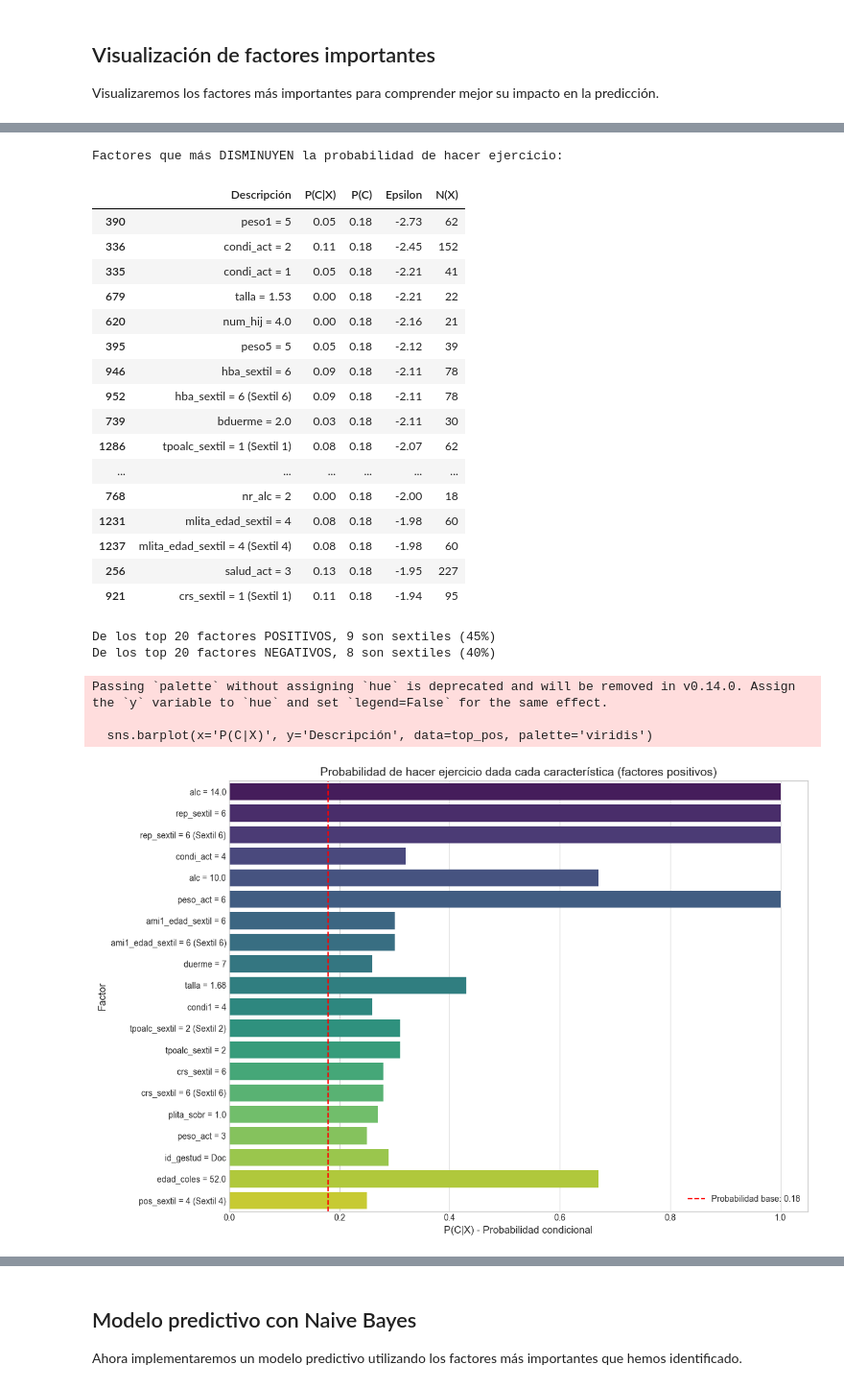
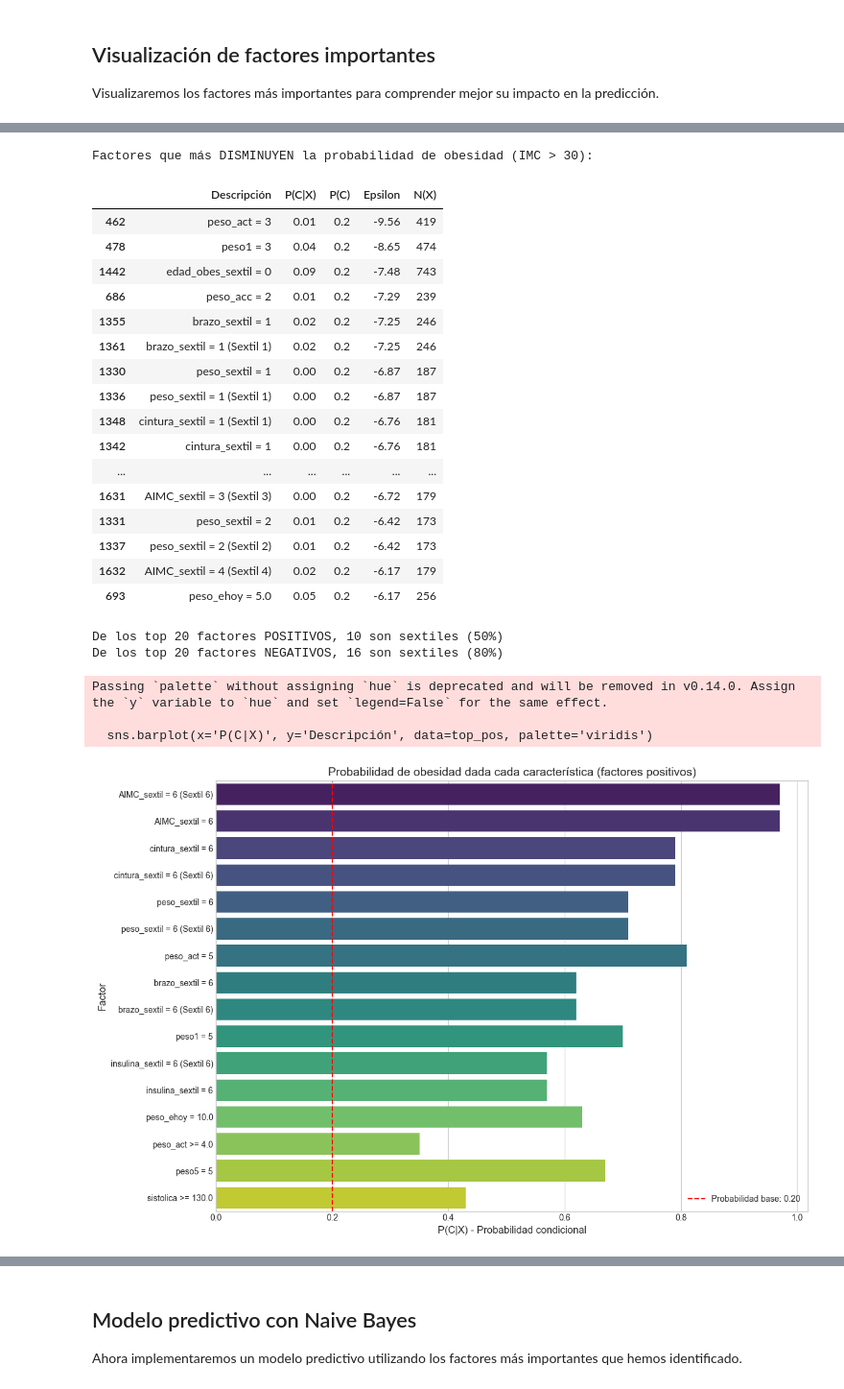
Before and after one commit to ThanosDrossos/MineriaDatosUNAM, a Jupyter notebook: code/proyecto final/bayes_ejercicio.ipynb, the cells around one changed output, grey strips where cells are left out. Shown at 96% size. Drawn from its saved outputs; the diff is of its cells as text; code cells hidden in the pictures.

```diff
--- a/code/proyecto final/bayes_ejercicio.ipynb
+++ b/code/proyecto final/bayes_ejercicio.ipynb
@@ -169,12 +194,12 @@ def calculate_stats(feature, value, description, subcategory, is_threshold=False
 
     # Contar instancias
     N_X = condition.sum()
-    N_CX = ((df_clean['ejer_act'] == 1) & condition).sum()
+    N_CX = ((df_clean['obesidad'] == 1) & condition).sum()
     N_not_CX = N_X - N_CX
 
     # Calcular probabilidades
     P_C_given_X = N_CX / N_X if N_X > 0 else 0
-    prior_probability = df_clean['ejer_act'].mean()
+    prior_probability = df_clean['obesidad'].mean()
 
     # Calcular Epsilon
     if N_X > 0 and prior_probability < 1 and prior_probability > 0:
@@ -183,7 +208,7 @@ def calculate_stats(feature, value, description, subcategory, is_threshold=False
         epsilon = 0
 
     # Calcular Score
-    positive_instances = df_clean['ejer_act'].sum()
+    positive_instances = df_clean['obesidad'].sum()
     negative_instances = len(df_clean) - positive_instances
     P_X_given_C = N_CX / positive_instances if positive_instances > 0 else 0
     P_X_given_not_C = N_not_CX / negative_instances if negative_instances > 0 else 0
@@ -230,7 +255,7 @@ categories = {
               'edad_asma', 'nr_dich1', 'nr_dich2'],
     'Percepción': ['salud_act', 'salud1', 'salud5', 'salud10', 'salud20', 'salud30',
                    'estres_act', 'estres1', 'estres5', 'estres10', 'estres20', 'estres30',
-                   'condi_act', 'condi1', 'condi5', 'condi10', 'condi20', 'condi30'],
+                   'condi_act', 'condi1', 'condi5', 'condi10', 'condi20', 'condi30', 'arelacion'],
     'Peso': ['peso_act', 'peso1', 'peso5', 'peso10', 'peso20', 'peso30', 'aes_peso', 'nr_peso',
              'peso_tpo', 'estatura', 'peso_acc', 'peso_ehoy', 'peso_edes', 'AIMC'],
     'Familia': ['num_her', 'her1_edad', 'her1_sobr', 'her1_diab', 'her1_vivo',
@@ -507,18 +532,18 @@ print(f"Número actualizado de variables predictoras: {len(variables_predictoras
 key_vars = ['peso_sextil', 'sistolica_sextil', 'Aedad_sextil', 'alc_sextil', 'mad_edad_sextil']
 for sextile_col in key_vars:
     if sextile_col in df_clean.columns:
-        # Calcular tasa de ejercicio por sextil
-        exercise_rates = df_clean.groupby(sextile_col)['ejer_act'].mean().reset_index()
-        exercise_rates.columns = ['Sextil', 'Tasa de Ejercicio']
-        print(f"\nTasa de ejercicio por {sextile_col}:")
-        display(exercise_rates)
+        # Calcular tasa de obesidad por sextil
+        obesity_rates = df_clean.groupby(sextile_col)['obesidad'].mean().reset_index()
+        obesity_rates.columns = ['Sextil', 'Tasa de Obesidad']
+        print(f"\nTasa de obesidad por {sextile_col}:")
+        display(obesity_rates)
 
         # Visualizar
         plt.figure(figsize=(10, 5))
-        ax = sns.barplot(x='Sextil', y='Tasa de Ejercicio', data=exercise_rates)
-        plt.title(f'Tasa de ejercicio por {sextile_col}')
-        plt.axhline(y=df_clean['ejer_act'].mean(), color='r', linestyle='--',
-                   label=f'Tasa media: {df_clean["ejer_act"].mean():.3f}')
+        ax = sns.barplot(x='Sextil', y='Tasa de Obesidad', data=obesity_rates)
+        plt.title(f'Tasa de obesidad por {sextile_col}')
+        plt.axhline(y=df_clean['obesidad'].mean(), color='r', linestyle='--',
+                   label=f'Tasa media: {df_clean["obesidad"].mean():.3f}')
 
         # Añadir valores en las barras
         for i, p in enumerate(ax.patches):
@@ -530,7 +555,7 @@ for sextile_col in key_vars:
         plt.legend()
         plt.xticks(range(7), [f'S{i}' for i in range(7)])
         plt.xlabel('Sextil (S1: más bajo, S6: más alto)')
-        plt.ylabel('Proporción que hace ejercicio')
+        plt.ylabel('Proporción con obesidad (IMC > 30)')
         plt.tight_layout()
         plt.show()
 # %% [output]
@@ -811,13 +828,13 @@ Visualizaremos los factores más importantes para comprender mejor su impacto en
 results_df = pd.DataFrame(results)
 
 # Visualizar los factores más predictivos (positivos y negativos)
-# Primero para predictores positivos (aumentan probabilidad de ejercicio)
+# Primero para predictores positivos (aumentan probabilidad de obesidad)
 pos_results = results_df.sort_values(by='Epsilon', ascending=False)
 top_pos = pos_results.head(20)
 
 plt.figure(figsize=(12, 10))
 sns.barplot(x='Epsilon', y='Descripción', data=top_pos, palette='viridis')
-plt.title('Top 20 factores POSITIVOS para predecir Ejercicio Actual', fontsize=14)
+plt.title('Top 20 factores POSITIVOS para predecir Obesidad (IMC > 30)', fontsize=14)
 plt.xlabel('Epsilon (Significancia Positiva)', fontsize=12)
 plt.ylabel('Factor', fontsize=12)
 plt.axvline(x=0, color='gray', linestyle='--')
@@ -825,13 +842,13 @@ plt.grid(axis='x', alpha=0.3)
 plt.tight_layout()
 plt.show()
 
-# Luego para predictores negativos (disminuyen probabilidad de ejercicio)
+# Luego para predictores negativos (disminuyen probabilidad de obesidad)
 neg_results = results_df.sort_values(by='Epsilon')
 top_neg = neg_results.head(20)
 
 plt.figure(figsize=(12, 10))
 sns.barplot(x='Epsilon', y='Descripción', data=top_neg, palette='rocket')
-plt.title('Top 20 factores NEGATIVOS para predecir Ejercicio Actual', fontsize=14)
+plt.title('Top 20 factores NEGATIVOS para predecir Obesidad (IMC > 30)', fontsize=14)
 plt.xlabel('Epsilon (Significancia Negativa)', fontsize=12)
 plt.ylabel('Factor', fontsize=12)
 plt.axvline(x=0, color='gray', linestyle='--')
@@ -840,10 +857,10 @@ plt.tight_layout()
 plt.show()
 
 # Mostrar tabla resumen de los factores más influyentes (positivos y negativos)
-print("\nFactores que más AUMENTAN la probabilidad de hacer ejercicio:")
+print("\nFactores que más AUMENTAN la probabilidad de obesidad (IMC > 30):")
 display(top_pos[['Descripción', 'P(C|X)', 'P(C)', 'Epsilon', 'N(X)']])
 
-print("\nFactores que más DISMINUYEN la probabilidad de hacer ejercicio:")
+print("\nFactores que más DISMINUYEN la probabilidad de obesidad (IMC > 30):")
 display(top_neg[['Descripción', 'P(C|X)', 'P(C)', 'Epsilon', 'N(X)']])
 
 # Identificar cuántos de los top 20 factores positivos y negativos son sextiles
@@ -860,7 +877,7 @@ results_df_abs = results_df.sort_values(by='Epsilon', key=abs, ascending=False)
 plt.figure(figsize=(12, 8))
 sns.barplot(x='P(C|X)', y='Descripción', data=top_pos, palette='viridis')
 plt.axvline(x=top_pos['P(C)'].iloc[0], color='red', linestyle='--', label=f'Probabilidad base: {top_pos["P(C)"].iloc[0]:.2f}')
-plt.title('Probabilidad de hacer ejercicio dada cada característica (factores positivos)', fontsize=14)
+plt.title('Probabilidad de obesidad dada cada característica (factores positivos)', fontsize=14)
 plt.xlabel('P(C|X) - Probabilidad condicional', fontsize=12)
 plt.ylabel('Factor', fontsize=12)
 plt.legend()
@@ -896,27 +913,27 @@ Factores que más AUMENTAN la probabilidad de hacer ejercicio:
-Factores que más DISMINUYEN la probabilidad de hacer ejercicio:
+Factores que más DISMINUYEN la probabilidad de obesidad (IMC > 30):
 |  | Descripción | P(C|X) | P(C) | Epsilon | N(X) |
-| 390 | peso1 = 5 | 0.05 | 0.18 | -2.73 | 62 |
-| 336 | condi_act = 2 | 0.11 | 0.18 | -2.45 | 152 |
-| 335 | condi_act = 1 | 0.05 | 0.18 | -2.21 | 41 |
-| 679 | talla = 1.53 | 0.00 | 0.18 | -2.21 | 22 |
-| 620 | num_hij = 4.0 | 0.00 | 0.18 | -2.16 | 21 |
-| 395 | peso5 = 5 | 0.05 | 0.18 | -2.12 | 39 |
-| 946 | hba_sextil = 6 | 0.09 | 0.18 | -2.11 | 78 |
-| 952 | hba_sextil = 6 (Sextil 6) | 0.09 | 0.18 | -2.11 | 78 |
-| 739 | bduerme = 2.0 | 0.03 | 0.18 | -2.11 | 30 |
-| 1286 | tpoalc_sextil = 1 (Sextil 1) | 0.08 | 0.18 | -2.07 | 62 |
+| 462 | peso_act = 3 | 0.01 | 0.2 | -9.56 | 419 |
+| 478 | peso1 = 3 | 0.04 | 0.2 | -8.65 | 474 |
+| 1442 | edad_obes_sextil = 0 | 0.09 | 0.2 | -7.48 | 743 |
+| 686 | peso_acc = 2 | 0.01 | 0.2 | -7.29 | 239 |
+| 1355 | brazo_sextil = 1 | 0.02 | 0.2 | -7.25 | 246 |
+| 1361 | brazo_sextil = 1 (Sextil 1) | 0.02 | 0.2 | -7.25 | 246 |
+| 1330 | peso_sextil = 1 | 0.00 | 0.2 | -6.87 | 187 |
+| 1336 | peso_sextil = 1 (Sextil 1) | 0.00 | 0.2 | -6.87 | 187 |
+| 1348 | cintura_sextil = 1 (Sextil 1) | 0.00 | 0.2 | -6.76 | 181 |
+| 1342 | cintura_sextil = 1 | 0.00 | 0.2 | -6.76 | 181 |
 | ... | ... | ... | ... | ... | ... |
-| 768 | nr_alc = 2 | 0.00 | 0.18 | -2.00 | 18 |
-| 1231 | mlita_edad_sextil = 4 | 0.08 | 0.18 | -1.98 | 60 |
-| 1237 | mlita_edad_sextil = 4 (Sextil 4) | 0.08 | 0.18 | -1.98 | 60 |
-| 256 | salud_act = 3 | 0.13 | 0.18 | -1.95 | 227 |
-| 921 | crs_sextil = 1 (Sextil 1) | 0.11 | 0.18 | -1.94 | 95 |
+| 1631 | AIMC_sextil = 3 (Sextil 3) | 0.00 | 0.2 | -6.72 | 179 |
+| 1331 | peso_sextil = 2 | 0.01 | 0.2 | -6.42 | 173 |
+| 1337 | peso_sextil = 2 (Sextil 2) | 0.01 | 0.2 | -6.42 | 173 |
+| 1632 | AIMC_sextil = 4 (Sextil 4) | 0.02 | 0.2 | -6.17 | 179 |
+| 693 | peso_ehoy = 5.0 | 0.05 | 0.2 | -6.17 | 256 |
-De los top 20 factores POSITIVOS, 9 son sextiles (45%)
-De los top 20 factores NEGATIVOS, 8 son sextiles (40%)
+De los top 20 factores POSITIVOS, 10 son sextiles (50%)
+De los top 20 factores NEGATIVOS, 16 son sextiles (80%)
 Passing `palette` without assigning `hue` is deprecated and will be removed in v0.14.0. Assign the `y` variable to `hue` and set `legend=False` for the same effect.
 
   sns.barplot(x='P(C|X)', y='Descripción', data=top_pos, palette='viridis')
-[figure, old version]
+[figure, new version]
 # %% [markdown]
 ## Análisis por categoría
 
```
Also changed, not shown: parts of 15 cells of this notebook.
